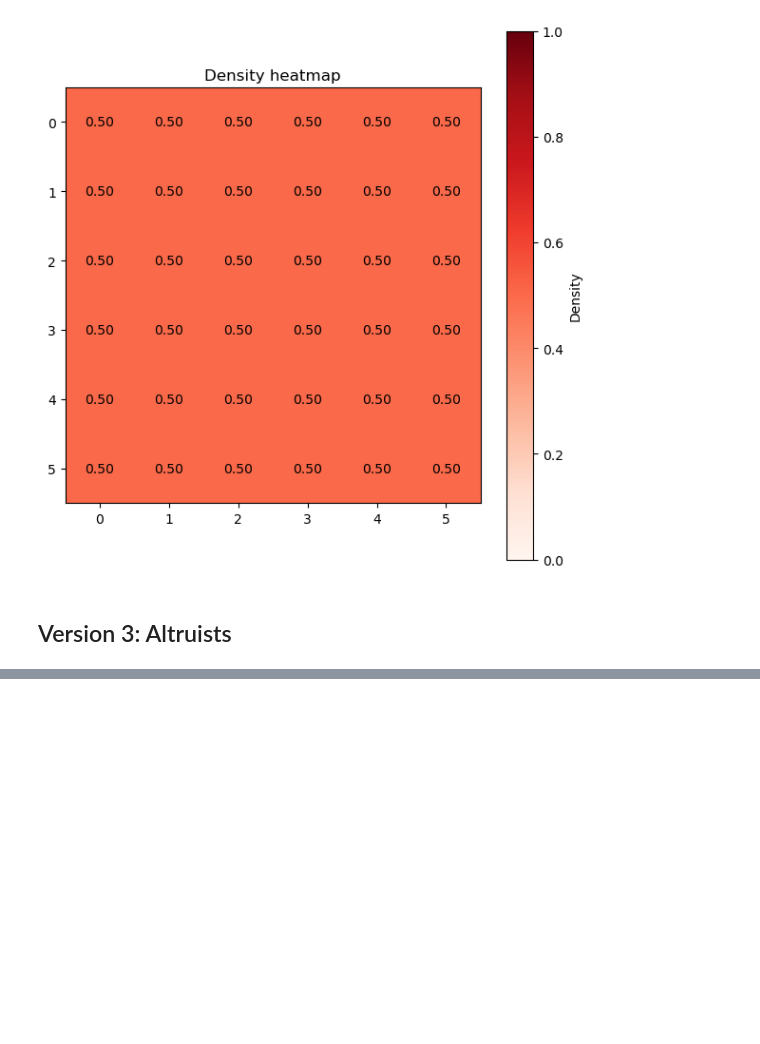
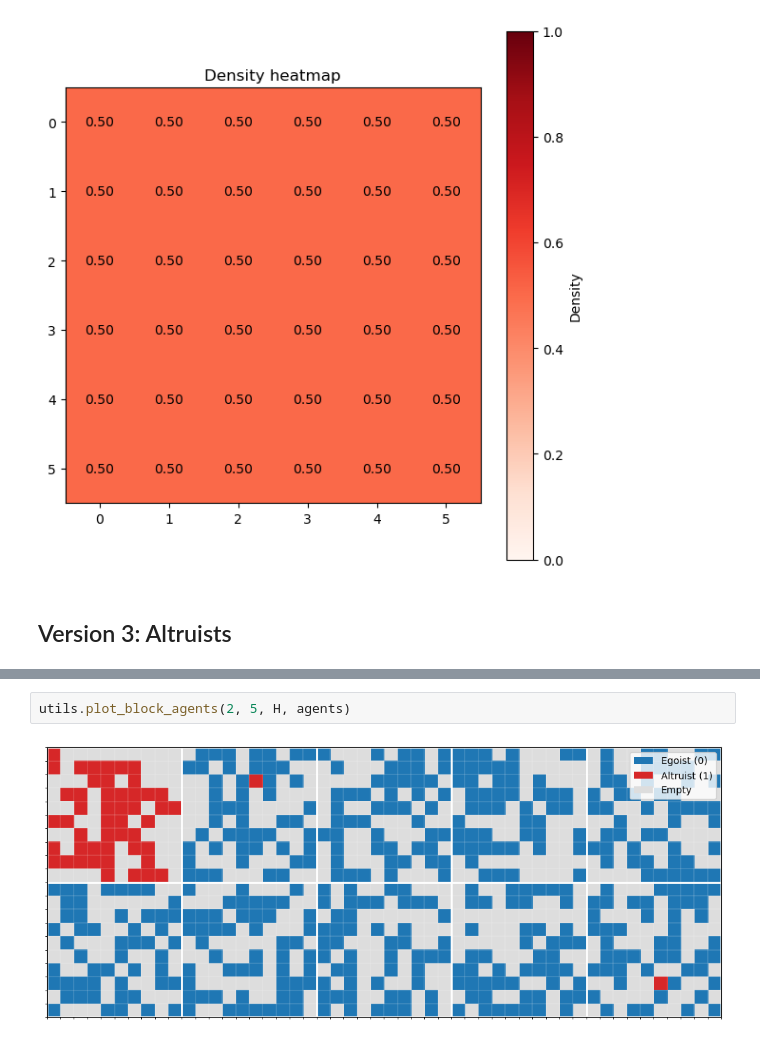
Before and after one commit to TalionS/Schelling-simulation, a Jupyter notebook: Schelling_model.ipynb, the cells around one changed output, grey strips where cells are left out. Saved outputs shown, nothing was run; the diff lists cells and outputs as text; blank space fills up the shorter version.

```diff
--- a/Schelling_model.ipynb
+++ b/Schelling_model.ipynb
@@ -260,0 +267,4 @@ utils.plot_density_heatmap(2, 5, occupied / H, title='Density heatmap', xlabel='
+# %%
+utils.plot_block_agents(2, 5, H, agents)
+# %% [output]
+[figure, added]
```
Also changed, not shown: parts of 9 cells of this notebook, 3 other files.
